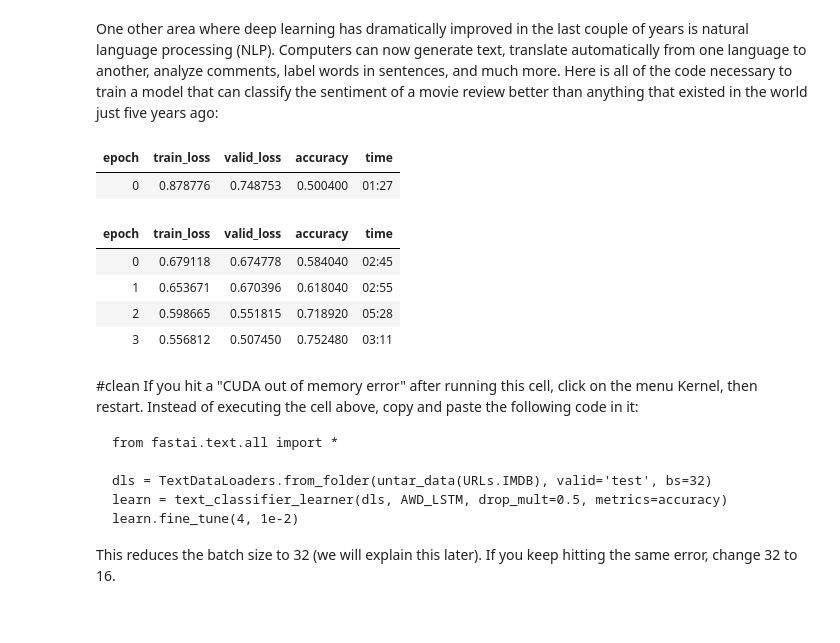
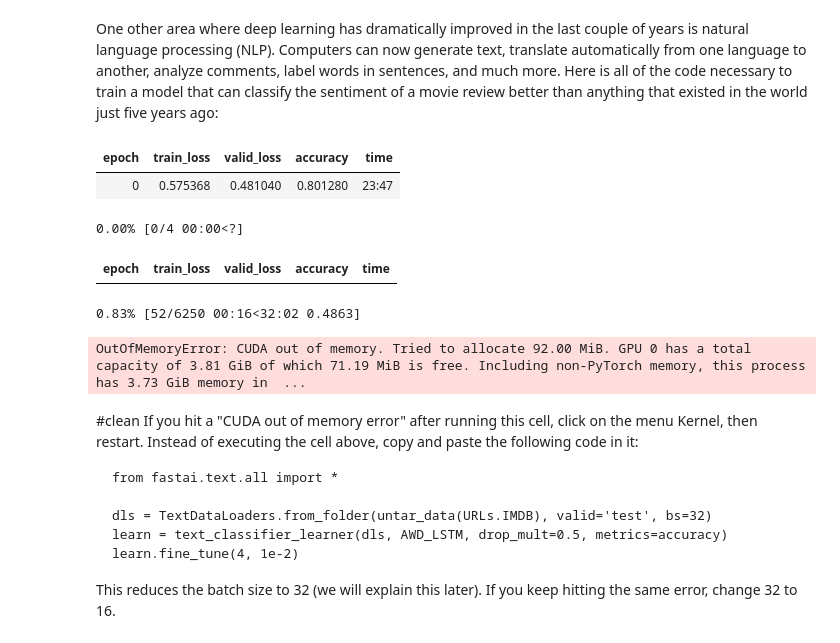
Before and after one commit to foscraft/deeplearning-fastai-pytorch, a Jupyter notebook: 01_intro.ipynb, the cells around one changed output. Drawn from its saved outputs; the diff is of its cells as text; code cells hidden in the pictures.

```diff
--- a/01_intro.ipynb
+++ b/01_intro.ipynb
@@ -698,19 +700,20 @@ learn.show_results(max_n=6, figsize=(7,8))
 # %% [markdown]
 One other area where deep learning has dramatically improved in the last couple of years is natural language processing (NLP). Computers can now generate text, translate automatically from one language to another, analyze comments, label words in sentences, and much more. Here is all of the code necessary to train a model that can classify the sentiment of a movie review better than anything that existed in the world just five years ago:
 # %%
-from fastai.text.all import *
+from fastai.text.all import * # type: ignore
 
-dls = TextDataLoaders.from_folder(untar_data(URLs.IMDB), valid='test')
-learn = text_classifier_learner(dls, AWD_LSTM, drop_mult=0.5, metrics=accuracy)
+dls = TextDataLoaders.from_folder(untar_data(URLs.IMDB), valid='test',bs=4) # type: ignore
+learn = text_classifier_learner(dls, AWD_LSTM, drop_mult=0.5, metrics=accuracy) # type: ignore
+# Move model to CPU
+learn.model.to('cpu')
 learn.fine_tune(4, 1e-2)
 # %% [output]
 | epoch | train_loss | valid_loss | accuracy | time |
-| 0 | 0.878776 | 0.748753 | 0.500400 | 01:27 |
+| 0 | 0.575368 | 0.481040 | 0.801280 | 23:47 |
+0.00% [0/4 00:00<?]
 | epoch | train_loss | valid_loss | accuracy | time |
-| 0 | 0.679118 | 0.674778 | 0.584040 | 02:45 |
-| 1 | 0.653671 | 0.670396 | 0.618040 | 02:55 |
-| 2 | 0.598665 | 0.551815 | 0.718920 | 05:28 |
-| 3 | 0.556812 | 0.507450 | 0.752480 | 03:11 |
+0.83% [52/6250 00:16<32:02 0.4863]
+OutOfMemoryError: CUDA out of memory. Tried to allocate 92.00 MiB. GPU 0 has a total capacity of 3.81 GiB of which 71.19 MiB is free. Including non-PyTorch memory, this process has 3.73 GiB memory in  ...
 # %% [markdown]
 #clean
 If you hit a "CUDA out of memory error" after running this cell, click on the menu Kernel, then restart. Instead of executing the cell above, copy and paste the following code in it:
```
Also changed, not shown: parts of 4 cells of this notebook, 3 other files.
